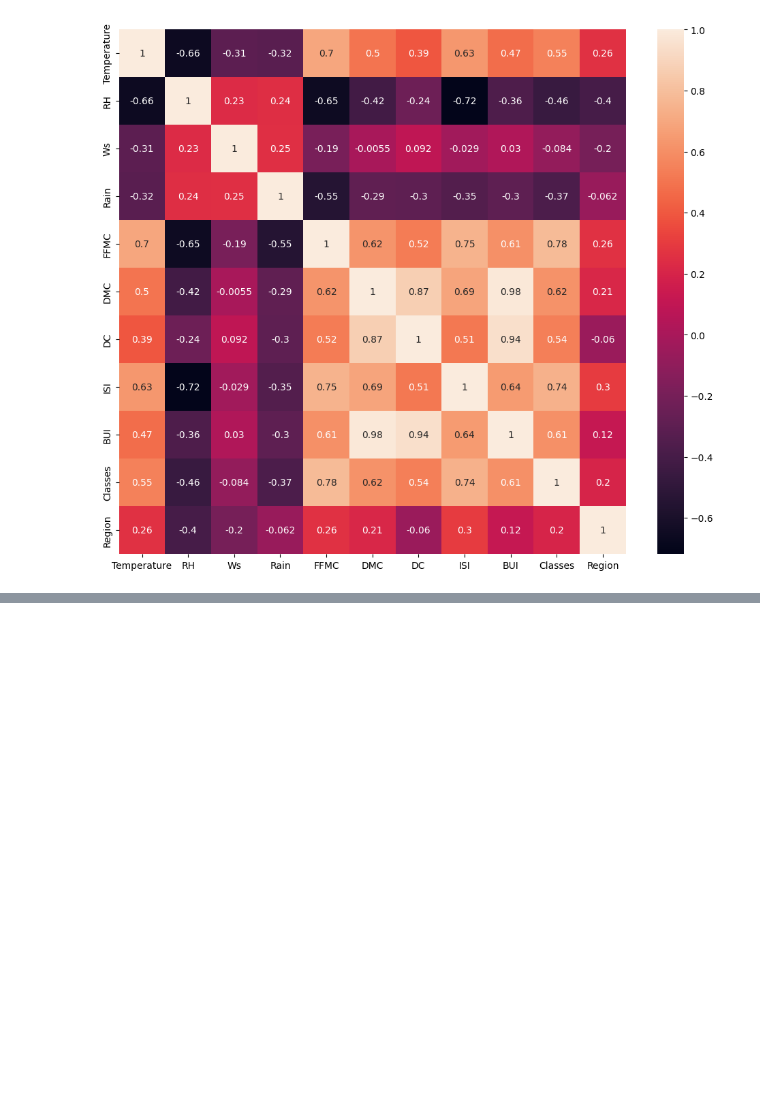
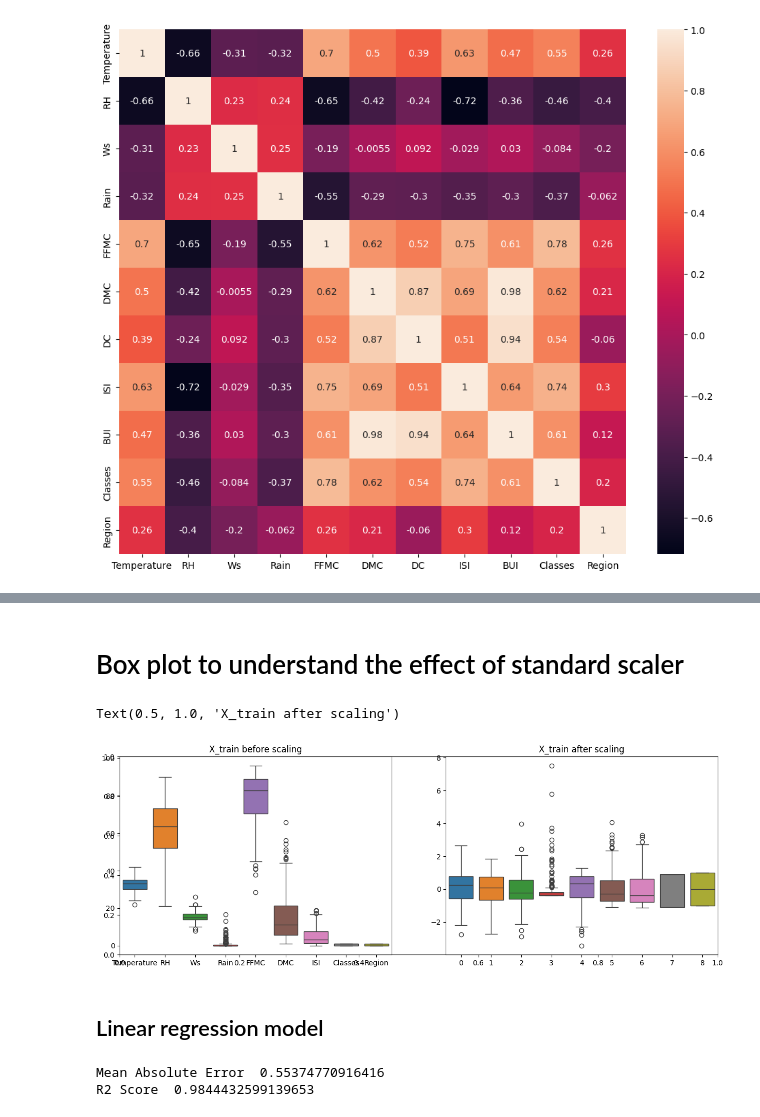
Before and after one commit to coding-ninza-shivam/Machine-Learning, a Jupyter notebook: ML Projects/1. Algerian Forest Fire/model_training.ipynb, the cells around one changed output, grey strips where cells are left out. Drawn from its saved outputs; the diff is of its cells as text; code cells hidden in the pictures; blank space fills up the shorter version.

```diff
--- a/ML Projects/1. Algerian Forest Fire/model_training.ipynb
+++ b/ML Projects/1. Algerian Forest Fire/model_training.ipynb
@@ -112,0 +111,8 @@ _IncompleteInputError: incomplete input (893250159.py, line 3)
+# %%
+# Threshold - Donmain Experties
+corr_features=correlation(X_train,0.85)
+# %%
+# Drop features when corr is more then threshold
+X_train.drop(corr_features, axis=1, inplace=True)
+X_test.drop(corr_features, axis=1, inplace=True)
+X_train.shape, X_test.shape
@@ -112,0 +123,7 @@ _IncompleteInputError: incomplete input (893250159.py, line 3)
+# %%
+
+from sklearn.preprocessing import StandardScaler
+scaler=StandardScaler()
+# %%
+X_train_scaled=scaler.fit_transform(X_train)
+X_test_scaled=scaler.transform(X_test)
@@ -112,0 +146,15 @@ _IncompleteInputError: incomplete input (893250159.py, line 3)
+# %% [markdown]
+# Box plot to understand the effect of standard scaler
+# %%
+plt.subplots(figsize=(15,5))
+plt.subplot(1,2,1)
+sns.boxplot(data=X_train)
+plt.title("X_train before scaling")
+plt.subplot(1,2,2)
+sns.boxplot(data=X_train_scaled)
+plt.title("X_train after scaling")
+# %% [output]
+Text(0.5, 1.0, 'X_train after scaling')
+[figure, added]
+# %% [markdown]
+##  Linear regression model
@@ -112,0 +166,10 @@ _IncompleteInputError: incomplete input (893250159.py, line 3)
+# %%
+linreg.fit(X_train_scaled,y_train)
+y_pred = linreg.predict(X_test_scaled)
+mae = mean_absolute_error(y_test,y_pred)
+score=r2_score(y_test,y_pred)
+print("Mean Absolute Error ",mae)
+print("R2 Score ",score)
+# %% [output]
+Mean Absolute Error  0.55374770916416
+R2 Score  0.9844432599139653
```
Also changed, not shown: parts of 7 cells of this notebook.
